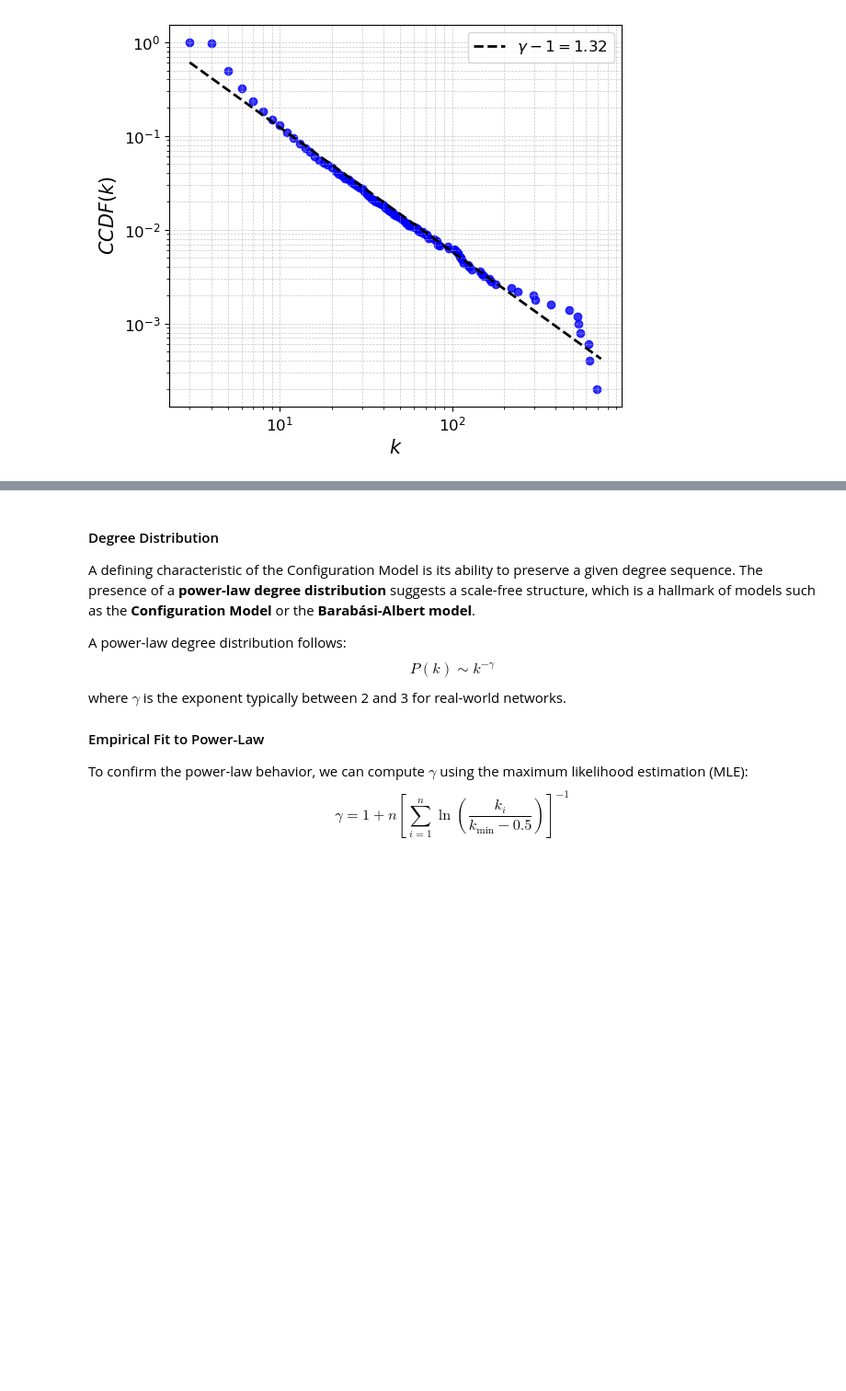
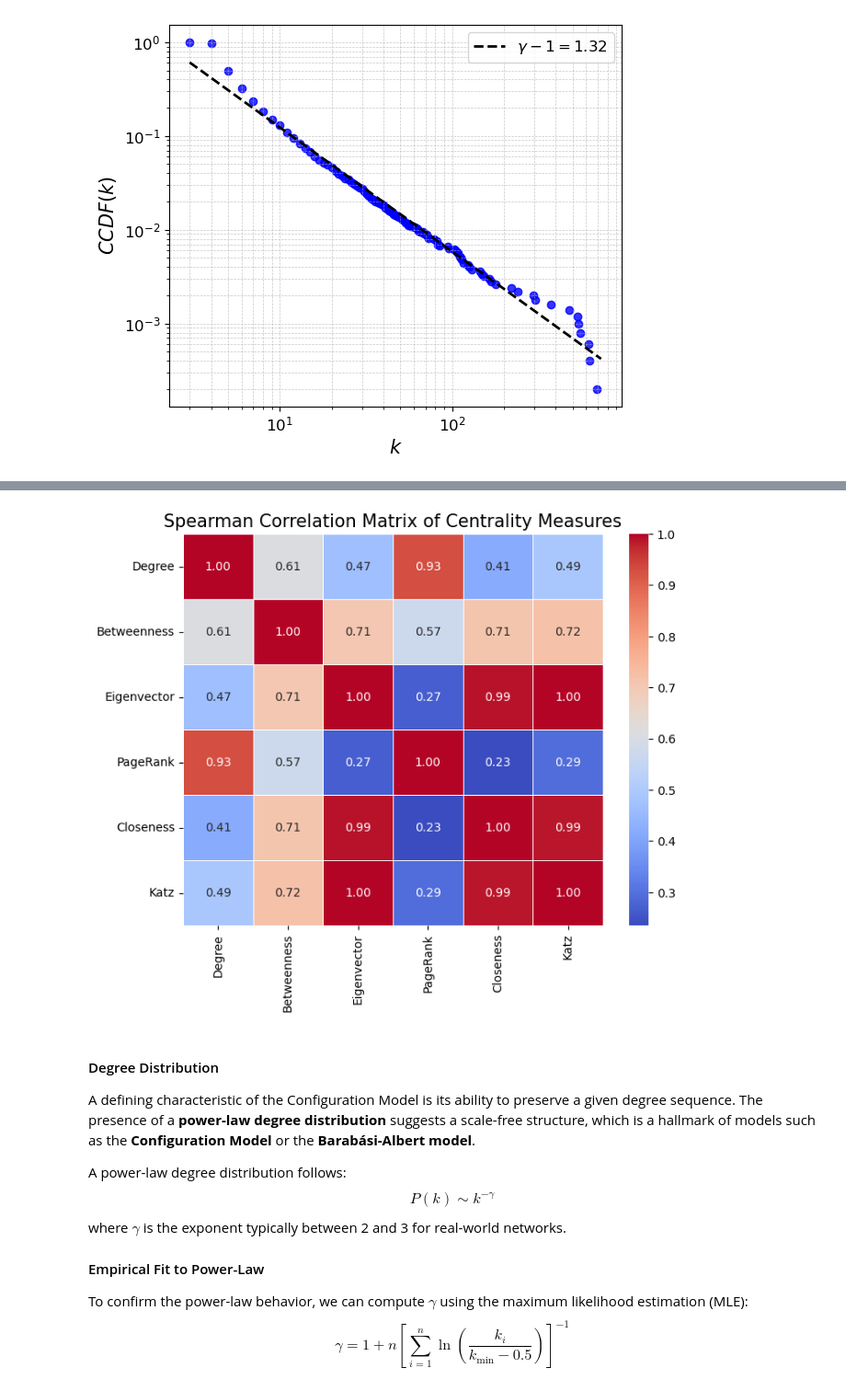
Before and after one commit to imiguelrodriguez/A1_ComplexNetworks, a Jupyter notebook: networks_analyzer.ipynb, the cells around one changed output, grey strips where cells are left out. Shown at 92% size. Saved outputs shown, nothing was run; the diff lists cells and outputs as text; code cells hidden in the pictures; blank space fills up the shorter version.

```diff
--- a/networks_analyzer.ipynb
+++ b/networks_analyzer.ipynb
@@ -297,3 +305,7 @@ net3.extract_microscopic_features()
+# %%
+net3.plot_spearman_centrality_correlation()
+# %% [output]
+[figure, added]
 # %% [markdown]
 #### Degree Distribution
 A defining characteristic of the Configuration Model is its ability to preserve a given degree sequence. The presence of a **power-law degree distribution** suggests a scale-free structure, which is a hallmark of models such as the **Configuration Model** or the **Barabási-Albert model**.
```
Also changed, not shown: parts of 9 cells of this notebook, 1 other file.
